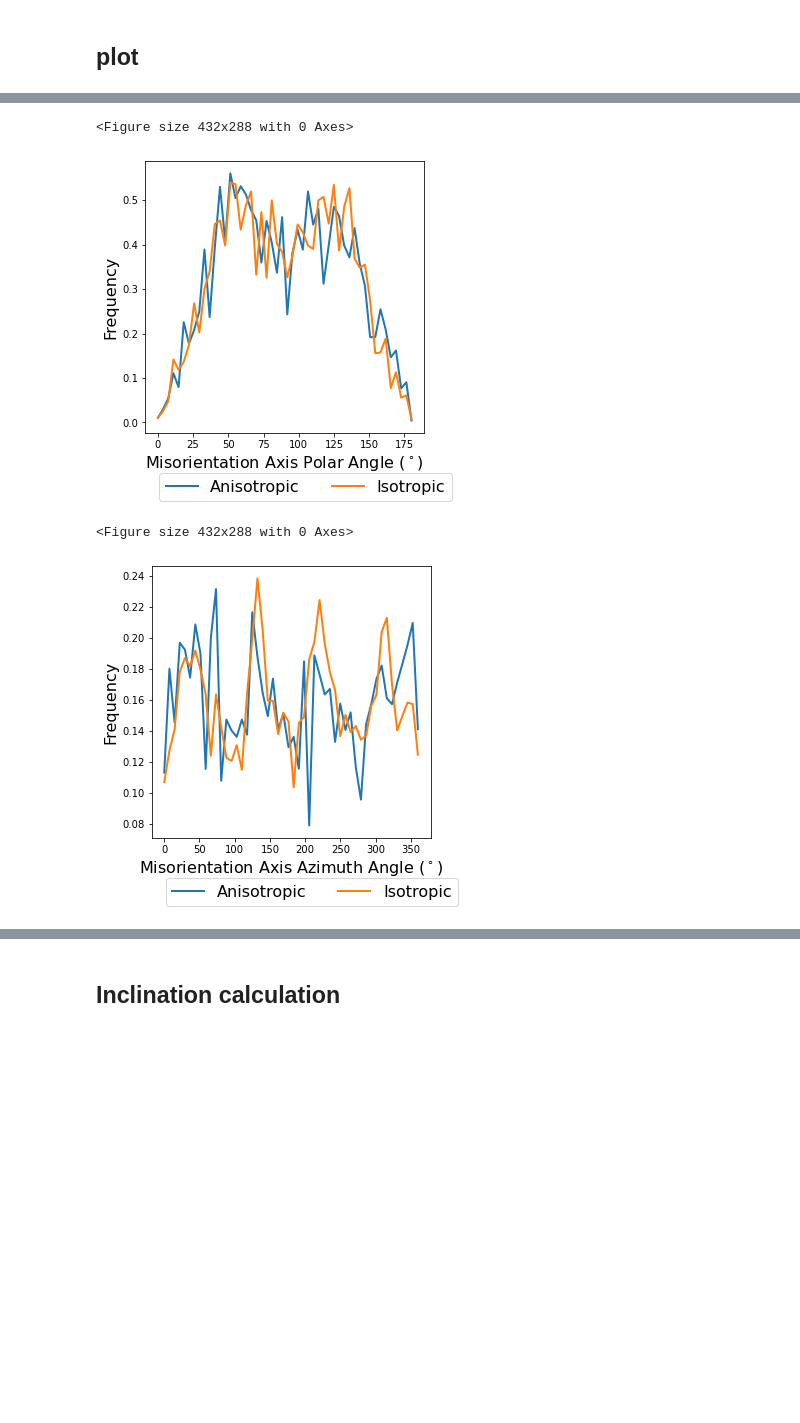
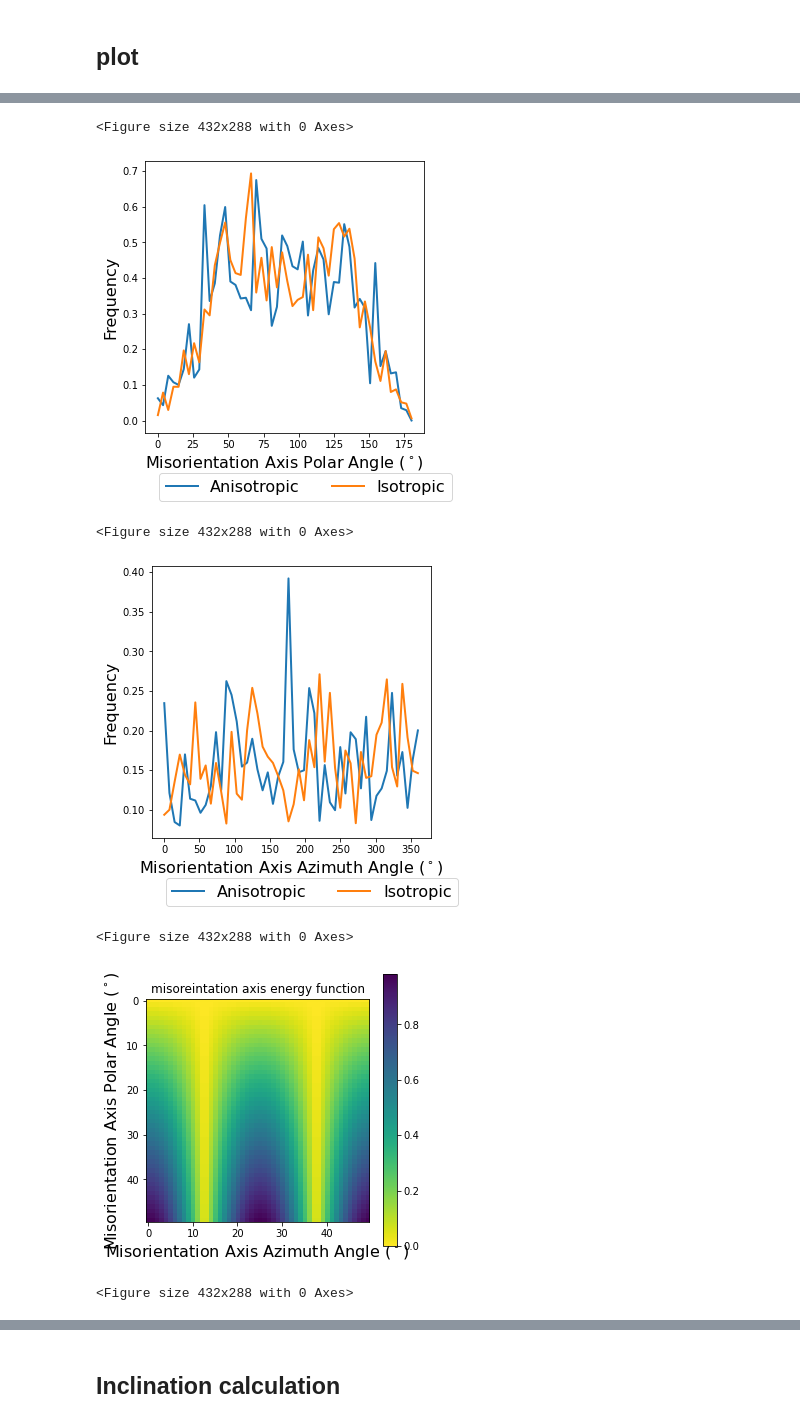
Before and after one commit to Linwitness/VECTOR, a Jupyter notebook: examples/verify_energy_function/plot_misorientation_distribution_5D_for_poly20k_hipergator.ipynb, the cells around one changed output, grey strips where cells are left out. Drawn from its saved outputs; the diff is of its cells as text; code cells hidden in the pictures; blank space fills up the shorter version.

```diff
--- a/examples/verify_energy_function/plot_misorientation_distribution_5D_for_poly20k_hipergator.ipynb
+++ b/examples/verify_energy_function/plot_misorientation_distribution_5D_for_poly20k_hipergator.ipynb
@@ -547,14 +573,22 @@ if __name__ == '__main__':
     init_file_folder = "/blue/michael.tonks/lin.yang/SPPARKS-VirtualIncEnergy/3d_poly/IC/"
     npy_file_folder = "/blue/michael.tonks/lin.yang/SPPARKS-VirtualIncEnergy/3d_poly_fully/results/"
     init_file_name = "poly_IC150_1k.init"
-    npy_file_name_aniso = f"p_ori_fully5d_aveE_150_1k_multiCore64_J1_refer_1_0_0_seed56689_kt1.95.npy"
+    npy_file_name_aniso = f"p2_ori_fully5d_aveE_150_1k_multiCore64_J1_refer_1_0_0_seed56689_kt1.95.npy"
     npy_file_name_iso = f"p_iso_150_1k_multiCore64_J1_refer_1_0_0_seed56689_kt1.95.npy"
     input_npy_data = [npy_file_folder+npy_file_name_aniso, npy_file_folder+npy_file_name_iso]
     compare_label = ["Anisotropic", "Isotropic"]
 
     # Get time step with expected grain num
-    expected_grain_num = 500
+    expected_grain_num = 200
     special_step_distribution, microstructure_list = calculate_expected_step(input_npy_data, expected_grain_num)
+
+    # special_step_distribution_0, microstructure_list_0 = calculate_expected_step([input_npy_data[2]], 1000)
+    # special_step_distribution=list(special_step_distribution)
+    # microstructure_list = list(microstructure_list)
+    # special_step_distribution.append(special_step_distribution_0[0])
+    # microstructure_list.append(microstructure_list_0[0])
+    # special_step_distribution=np.array(special_step_distribution)
+    # microstructure_list = np.array(microstructure_list)
 
     # misorientation
     grain_num = 1000
@@ -575,14 +609,16 @@ if __name__ == '__main__':
     misorientation_axis_polar_angle_distribution_list = []
     misorientation_axis_azimuth_angle_distribution_list = []
     misorientation_axis_matrix_list = []
+    misorientation_axis_energy_distribution_list = []
     miso_dict = dict()
     for i in range(len(input_npy_data)):
         microstructure = microstructure_list[i]
-        misorientation_angle_distribution, misorientation_axis_collective, misorientation_axis_polar_angle_distribution, misorientation_axis_azimuth_angle_distribution, misorientation_axis_matrix = get_misorientation_distribution_3D(microstructure, quartAngle, symm2quat_matrix, Osym, num_bin, miso_dict, axis_num_bin)
+        misorientation_angle_distribution, misorientation_axis_collective, misorientation_axis_polar_angle_distribution, misorientation_axis_azimuth_angle_distribution, misorientation_axis_matrix, misorientation_axis_energy_dsitribution = get_misorientation_distribution_3D(microstructure, quartAngle, symm2quat_matrix, Osym, num_bin, miso_dict, axis_num_bin)
         misorientation_angle_distribution_list.append(misorientation_angle_distribution)
         misorientation_axis_collective_list.append(misorientation_axis_collective)
         misorientation_axis_polar_angle_distribution_list.append(misorientation_axis_polar_angle_distribution)
         misorientation_axis_azimuth_angle_distribution_list.append(misorientation_axis_azimuth_angle_distribution)
         misorientation_axis_matrix_list.append(misorientation_axis_matrix)
+        misorientation_axis_energy_distribution_list.append(misorientation_axis_energy_dsitribution)
         print(f"> {compare_label[i]} done")
 # %% [output]
@@ -602,7 +638,7 @@ if __name__ == '__main__':
     plt.legend(loc=(0.05,-0.25),fontsize=16, ncol=2)
     plt.xlabel(r"Misorientation Angle ($^\circ$)", fontsize=16)
     plt.ylabel("Frequency", fontsize=16)
-    plt.savefig(current_path + f"/figures/misorientation_angle_distribution_3d_{expected_grain_num}grains.png", dpi=400,bbox_inches='tight')
+    # plt.savefig(current_path + f"/figures/misorientation_angle_distribution_3d_{expected_grain_num}grains.png", dpi=400,bbox_inches='tight')
 
     # plot misorientation axis distribution
     plt.figure()
@@ -613,7 +649,7 @@ if __name__ == '__main__':
     plt.legend(loc=(0.05,-0.25),fontsize=16, ncol=2)
     plt.xlabel(r"Misorientation Axis Polar Angle ($^\circ$)", fontsize=16)
     plt.ylabel("Frequency", fontsize=16)
-    plt.savefig(current_path + f"/figures/misorientation_axis_polar_distribution_3d_{expected_grain_num}grains.png", dpi=400,bbox_inches='tight')
+    # plt.savefig(current_path + f"/figures/misorientation_axis_polar_distribution_3d_{expected_grain_num}grains.png", dpi=400,bbox_inches='tight')
 
     plt.figure()
     fig = plt.figure(figsize=(5, 5))
@@ -623,15 +659,41 @@ if __name__ == '__main__':
     plt.legend(loc=(0.05,-0.25),fontsize=16, ncol=2)
     plt.xlabel(r"Misorientation Axis Azimuth Angle ($^\circ$)", fontsize=16)
     plt.ylabel("Frequency", fontsize=16)
-    plt.savefig(current_path + f"/figures/misorientation_axis_azimuth_distribution_3d_{expected_grain_num}grains.png", dpi=400,bbox_inches='tight')
+    # plt.savefig(current_path + f"/figures/misorientation_axis_azimuth_distribution_3d_{expected_grain_num}grains.png", dpi=400,bbox_inches='tight')
+
+    # plot energy function
+    num_bin_plot = int(axis_num_bin)
+    m_axis_energy_function = np.zeros((num_bin_plot, num_bin_plot))
+    for input_i in range(num_bin_plot):
+        for input_j in range(num_bin_plot):
+            m_axis_energy_function[input_i, input_j] = energy_function_m_axis(input_i/num_bin_plot*np.pi, input_j/num_bin_plot*2*np.pi)
+    plt.figure()
+    fig = plt.figure(figsize=(5, 5))
+    plt.imshow(m_axis_energy_function,cmap='viridis_r')
+    plt.xlabel(r"Misorientation Axis Azimuth Angle ($^\circ$)", fontsize=16)
+    plt.ylabel(r"Misorientation Axis Polar Angle ($^\circ$)", fontsize=16)
+    plt.colorbar()
+    plt.title("misoreintation axis energy function")
+
+    # plot frequency VS energy
+    num_bin_plot = int(axis_num_bin)
+    plt.figure()
+    fig = plt.figure(figsize=(5, 5))
+    for i in range(len(input_npy_data)):
+        plt.plot(np.linspace(0,1,axis_num_bin)[:num_bin_plot], misorientation_axis_energy_distribution_list[i][:num_bin_plot], label=compare_label[i], linewidth=2)
+    plt.legend(loc=(0.05,-0.25),fontsize=16, ncol=2)
+    plt.xlabel(r"Misorientation Axis Energy", fontsize=16)
+    plt.ylabel("Frequency", fontsize=16)
+    plt.savefig(current_path + f"/figures/misorientation_axis_energy_distribution_3d_{expected_grain_num}grains.png", dpi=400,bbox_inches='tight')
 
     # plot matrix figure for misorientation axis distribution
-    plt.figure()
-    fig = plt.figure(figsize=(5, 5))
-    num_bin_plot = int(axis_num_bin)
     for i in range(len(input_npy_data)):
-        plt.imshow(misorientation_axis_matrix_list[i])
-    # plt.legend(loc=(0.05,-0.25),fontsize=16, ncol=2)
+        plt.figure()
+        fig = plt.figure(figsize=(5, 5))
+        num_bin_plot = int(axis_num_bin)
+        plt.imshow(misorientation_axis_matrix_list[i],cmap='viridis_r')
+        print(compare_label[i])
         plt.xlabel(r"Misorientation Axis Azimuth Angle ($^\circ$)", fontsize=16)
-        plt.ylabel(f"{compare_label[i]} Frequency", fontsize=16)
+        plt.ylabel(r"Misorientation Axis Polar Angle ($^\circ$)", fontsize=16)
+        plt.colorbar()
 # %% [output]
@@ -640,4 +704,7 @@ if __name__ == '__main__':
-<Figure size 432x288 with 0 Axes>
+<Figure size 432x288 with 0 Axes>
-[figure, old version]
+[figure, new version]
-<Figure size 432x288 with 0 Axes>
+<Figure size 432x288 with 0 Axes>
-[figure, old version]
+[figure, new version]
+<Figure size 432x288 with 0 Axes>
+[figure, added]
+<Figure size 432x288 with 0 Axes>
```
Also changed, not shown: parts of 5 cells of this notebook, 3 other files.
